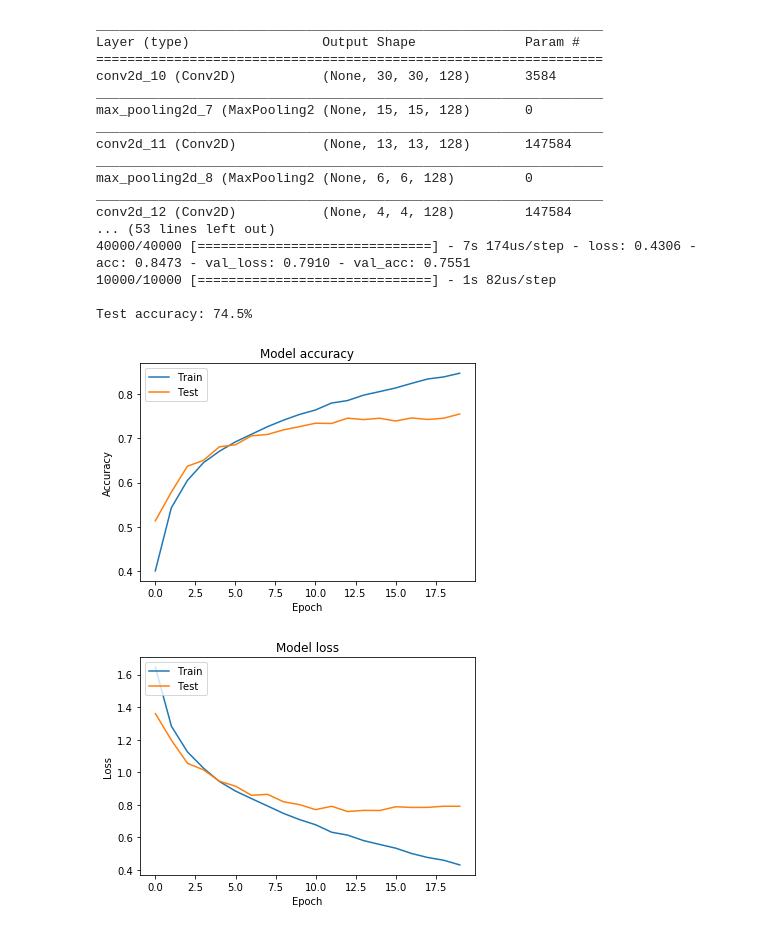
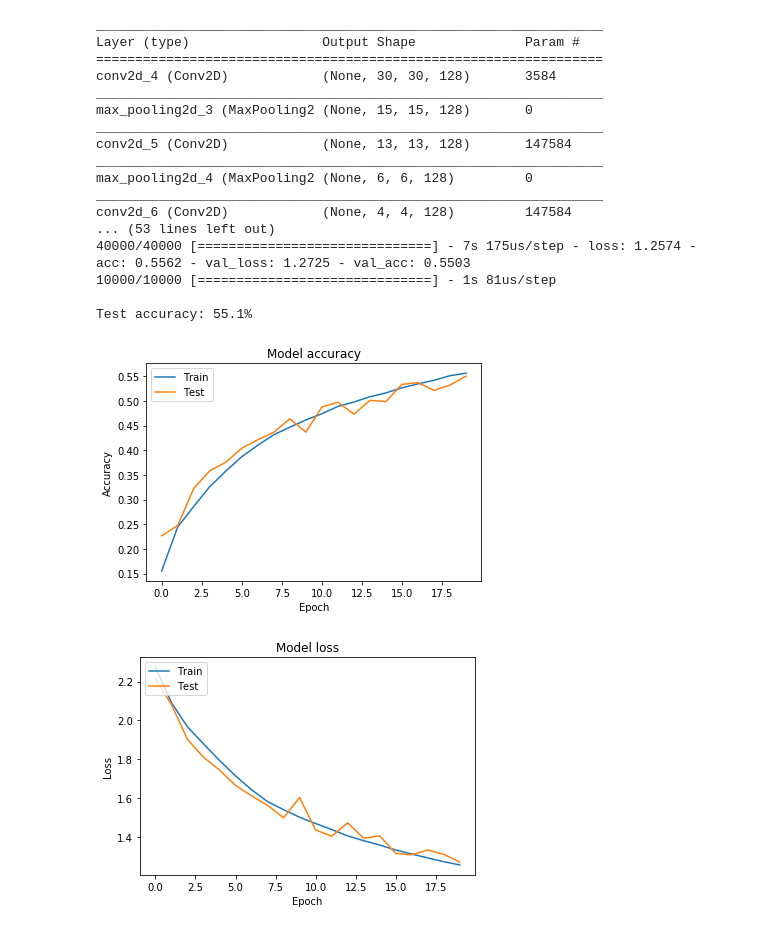
Before and after one commit to jasaguilar/CoE197-Deep-Learning, a Jupyter notebook: HW1_CNN.ipynb, the cells around one changed output. Drawn from its saved outputs; the diff is of its cells as text; code cells hidden in the pictures.

```diff
--- a/HW1_CNN.ipynb
+++ b/HW1_CNN.ipynb
@@ -65,7 +65,7 @@ model.summary()
 
 
 model.compile(loss='categorical_crossentropy',
-              optimizer='adam',
+              optimizer='sgd',
               metrics=['accuracy'])
 
 # train the network
@@ -76,40 +76,40 @@ print("\nTest accuracy: %.1f%%" % (100.0 * acc))
 
 
 
 # Plot training & validation accuracy values
 plt.plot(history.history['acc'])
 plt.plot(history.history['val_acc'])
 plt.title('Model accuracy')
 plt.ylabel('Accuracy')
 plt.xlabel('Epoch')
 plt.legend(['Train', 'Test'], loc='upper left')
 plt.show()
 
 # Plot training & validation loss values
 plt.plot(history.history['loss'])
 plt.plot(history.history['val_loss'])
 plt.title('Model loss')
 plt.ylabel('Loss')
 plt.xlabel('Epoch')
 plt.legend(['Train', 'Test'], loc='upper left')
 plt.show()
 # %% [output]
 _________________________________________________________________
 Layer (type)                 Output Shape              Param #
 =================================================================
-conv2d_10 (Conv2D)           (None, 30, 30, 128)       3584
+conv2d_4 (Conv2D)            (None, 30, 30, 128)       3584
 _________________________________________________________________
-max_pooling2d_7 (MaxPooling2 (None, 15, 15, 128)       0
+max_pooling2d_3 (MaxPooling2 (None, 15, 15, 128)       0
 _________________________________________________________________
-conv2d_11 (Conv2D)           (None, 13, 13, 128)       147584
+conv2d_5 (Conv2D)            (None, 13, 13, 128)       147584
 _________________________________________________________________
-max_pooling2d_8 (MaxPooling2 (None, 6, 6, 128)         0
+max_pooling2d_4 (MaxPooling2 (None, 6, 6, 128)         0
 _________________________________________________________________
-conv2d_12 (Conv2D)           (None, 4, 4, 128)         147584
+conv2d_6 (Conv2D)            (None, 4, 4, 128)         147584
 ... (53 lines left out)
-40000/40000 [==============================] - 7s 174us/step - loss: 0.4306 - acc: 0.8473 - val_loss: 0.7910 - val_acc: 0.7551
-10000/10000 [==============================] - 1s 82us/step
+40000/40000 [==============================] - 7s 175us/step - loss: 1.2574 - acc: 0.5562 - val_loss: 1.2725 - val_acc: 0.5503
+10000/10000 [==============================] - 1s 81us/step
 
-Test accuracy: 74.5%
+Test accuracy: 55.1%
-[figure, old version]
+[figure, new version]
-[figure, old version]
+[figure, new version]
```
